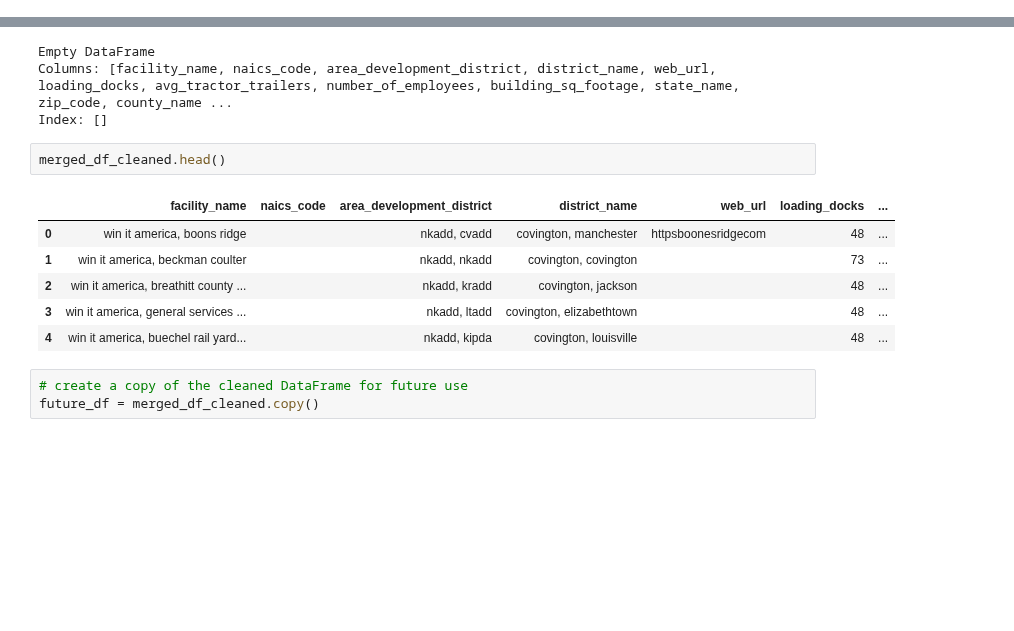
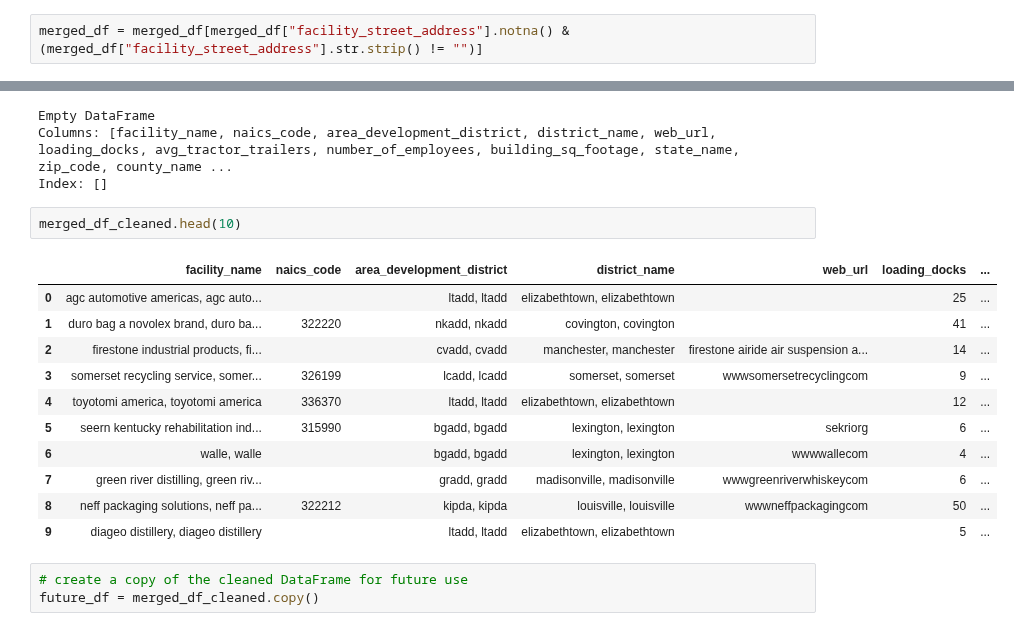
Before and after one commit to Mikes-Design/ky_traffic_analytics, a Jupyter notebook: worked_data/work.ipynb, the cells around one changed output, grey strips where cells are left out. Saved outputs shown, nothing was run; the diff lists cells and outputs as text; blank space fills up the shorter version.

Commit message:
went back in my code and removed rows with missing address data

```diff
--- a/worked_data/work.ipynb
+++ b/worked_data/work.ipynb
@@ -523,0 +528,2 @@ temp_df[same_facility].head()
+# %%
+merged_df = merged_df[merged_df["facility_street_address"].notna() & (merged_df["facility_street_address"].str.strip() != "")]
@@ -1056,14 +1058,19 @@ Empty DataFrame
 Columns: [facility_name, naics_code, area_development_district, district_name, web_url, loading_docks, avg_tractor_trailers, number_of_employees, building_sq_footage, state_name, zip_code, county_name ...
 Index: []
 # %%
-merged_df_cleaned.head()
+merged_df_cleaned.head(10)
 # %% [output]
 |  | facility_name | naics_code | area_development_district | district_name | web_url | loading_docks | ... |
-| 0 | win it america, boons ridge |  | nkadd, cvadd | covington, manchester | httpsboonesridgecom | 48 | ... |
-| 1 | win it america, beckman coulter |  | nkadd, nkadd | covington, covington |  | 73 | ... |
-| 2 | win it america, breathitt county ... |  | nkadd, kradd | covington, jackson |  | 48 | ... |
-| 3 | win it america, general services ... |  | nkadd, ltadd | covington, elizabethtown |  | 48 | ... |
-| 4 | win it america, buechel rail yard... |  | nkadd, kipda | covington, louisville |  | 48 | ... |
+| 0 | agc automotive americas, agc auto... |  | ltadd, ltadd | elizabethtown, elizabethtown |  | 25 | ... |
+| 1 | duro bag a novolex brand, duro ba... | 322220 | nkadd, nkadd | covington, covington |  | 41 | ... |
+| 2 | firestone industrial products, fi... |  | cvadd, cvadd | manchester, manchester | firestone airide air suspension a... | 14 | ... |
+| 3 | somerset recycling service, somer... | 326199 | lcadd, lcadd | somerset, somerset | wwwsomersetrecyclingcom | 9 | ... |
+| 4 | toyotomi america, toyotomi america | 336370 | ltadd, ltadd | elizabethtown, elizabethtown |  | 12 | ... |
+| 5 | seern kentucky rehabilitation ind... | 315990 | bgadd, bgadd | lexington, lexington | sekriorg | 6 | ... |
+| 6 | walle, walle |  | bgadd, bgadd | lexington, lexington | wwwwallecom | 4 | ... |
+| 7 | green river distilling, green riv... |  | gradd, gradd | madisonville, madisonville | wwwgreenriverwhiskeycom | 6 | ... |
+| 8 | neff packaging solutions, neff pa... | 322212 | kipda, kipda | louisville, louisville | wwwneffpackagingcom | 50 | ... |
+| 9 | diageo distillery, diageo distillery |  | ltadd, ltadd | elizabethtown, elizabethtown |  | 5 | ... |
 # %%
 # create a copy of the cleaned DataFrame for future use
 future_df = merged_df_cleaned.copy()
```
Also changed, not shown: parts of 19 cells of this notebook.
